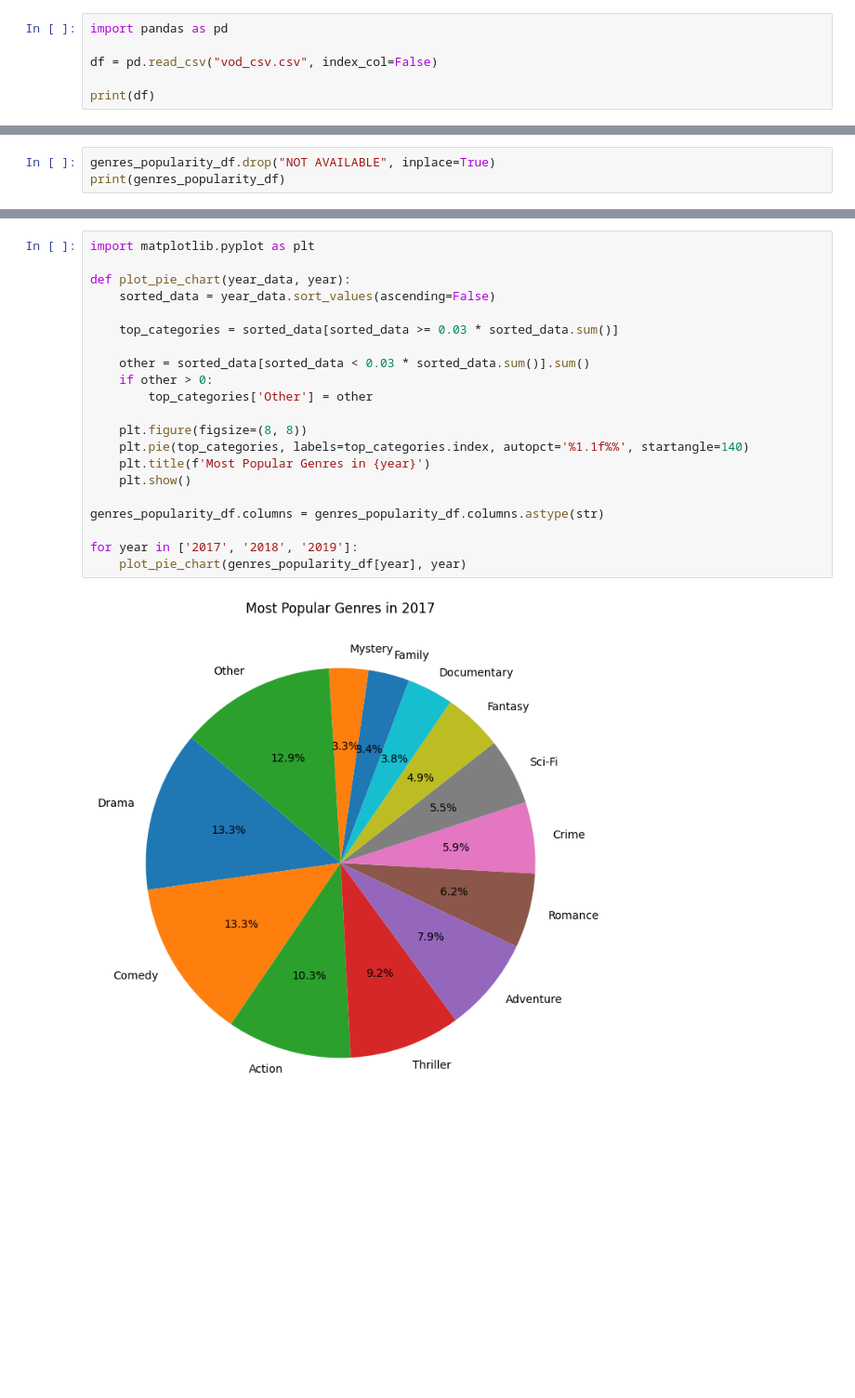
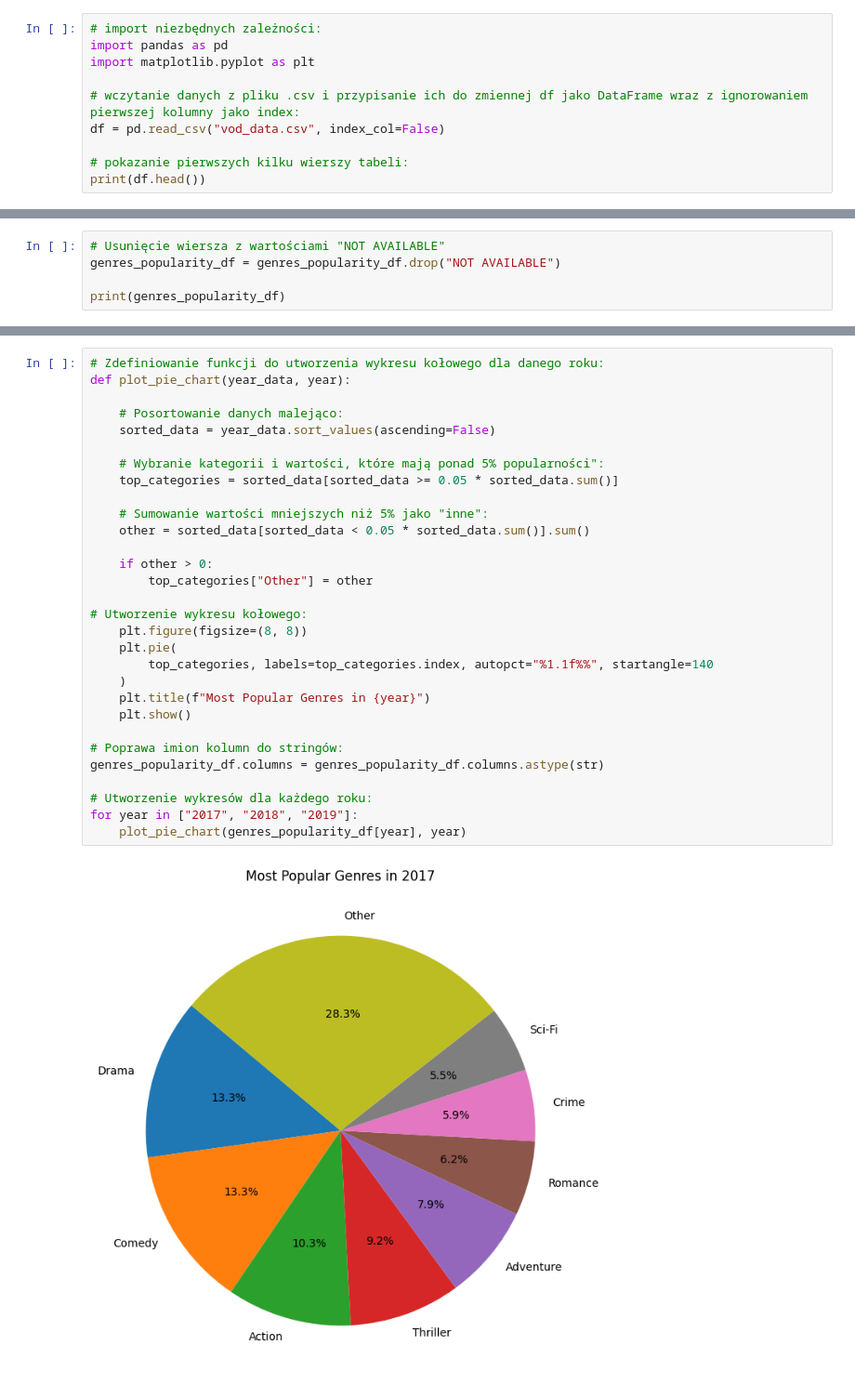
Before and after one commit to Zasada94/vod_data_analysis, a Jupyter notebook: project.ipynb, the cells around one changed output, grey strips where cells are left out. Shown at 93% size. Drawn from its saved outputs; the diff is of its cells as text; blank space fills up the shorter version.

```diff
--- a/project.ipynb
+++ b/project.ipynb
@@ -1,7 +3,11 @@
 # %%
+# import niezbędnych zależności:
 import pandas as pd
+import matplotlib.pyplot as plt
 
-df = pd.read_csv("vod_csv.csv", index_col=False)
+# wczytanie danych z pliku .csv i przypisanie ich do zmiennej df jako DataFrame wraz z ignorowaniem pierwszej kolumny jako index:
+df = pd.read_csv("vod_data.csv", index_col=False)
 
-print(df)
+# pokazanie pierwszych kilku wierszy tabeli:
+print(df.head())
 # %% [output]
@@ -91,7 +116,9 @@ Thriller       66125   75408  40728
 War             8394   10675   3232
 Western         2959    4782   1372
 # %%
-genres_popularity_df.drop("NOT AVAILABLE", inplace=True)
+# Usunięcie wiersza z wartościami "NOT AVAILABLE"
+genres_popularity_df = genres_popularity_df.drop("NOT AVAILABLE")
+
 print(genres_popularity_df)
 # %% [output]
 datetime      2017    2018   2019
@@ -112,25 +139,34 @@ Thriller     66125   75408  40728
 War           8394   10675   3232
 Western       2959    4782   1372
 # %%
-import matplotlib.pyplot as plt
+# Zdefiniowanie funkcji do utworzenia wykresu kołowego dla danego roku:
+def plot_pie_chart(year_data, year):
 
-def plot_pie_chart(year_data, year):
+    # Posortowanie danych malejąco:
     sorted_data = year_data.sort_values(ascending=False)
 
-    top_categories = sorted_data[sorted_data >= 0.03 * sorted_data.sum()]
+    # Wybranie kategorii i wartości, które mają ponad 5% popularności":
+    top_categories = sorted_data[sorted_data >= 0.05 * sorted_data.sum()]
 
-    other = sorted_data[sorted_data < 0.03 * sorted_data.sum()].sum()
+    # Sumowanie wartości mniejszych niż 5% jako "inne":
+    other = sorted_data[sorted_data < 0.05 * sorted_data.sum()].sum()
+
     if other > 0:
-        top_categories['Other'] = other
+        top_categories["Other"] = other
 
+# Utworzenie wykresu kołowego:
     plt.figure(figsize=(8, 8))
-    plt.pie(top_categories, labels=top_categories.index, autopct='%1.1f%%', startangle=140)
-    plt.title(f'Most Popular Genres in {year}')
+    plt.pie(
+        top_categories, labels=top_categories.index, autopct="%1.1f%%", startangle=140
+    )
+    plt.title(f"Most Popular Genres in {year}")
     plt.show()
 
+# Poprawa imion kolumn do stringów:
 genres_popularity_df.columns = genres_popularity_df.columns.astype(str)
 
-for year in ['2017', '2018', '2019']:
+# Utworzenie wykresów dla każdego roku:
+for year in ["2017", "2018", "2019"]:
     plot_pie_chart(genres_popularity_df[year], year)
 # %% [output]
-[figure, old version]
+[figure, new version]
```
Also changed, not shown: parts of 7 cells of this notebook.
